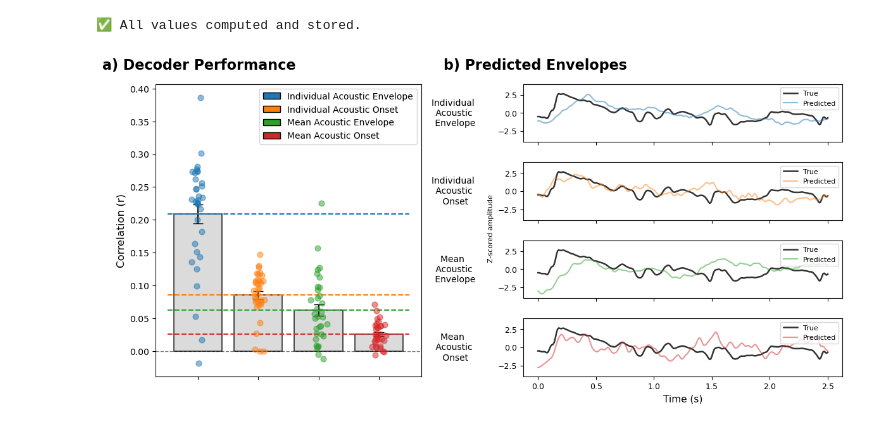
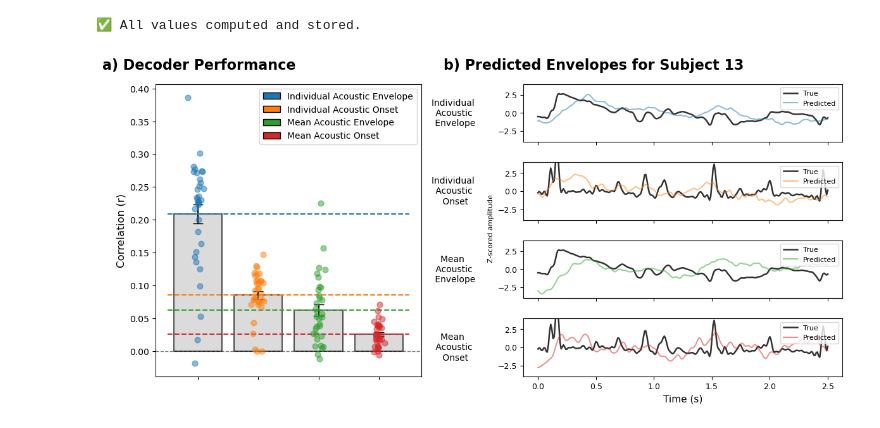
Before and after one commit to manito-coder/Alice, a Jupyter notebook: figures/figure-predictions.ipynb, the cells around one changed output. Drawn from its saved outputs; the diff is of its cells as text; code cells hidden in the pictures.

```diff
--- a/figures/figure-predictions.ipynb
+++ b/figures/figure-predictions.ipynb
@@ -154,9 +155,9 @@ ax0.text(-0.2, 1.05, 'a) Decoder Performance', transform=ax0.transAxes, fontsize
 # ------------------------------------------------
 # PANEL B: Four stacked mini-plots with z-scored signals and transparency
 # ------------------------------------------------
+
 mask = time_example <= t_max
 time_50 = time_example[mask]
-env_50 = true_env_example[mask]
 
 gs_right = GridSpecFromSubplotSpec(4, 1, subplot_spec=gs[1], hspace=0.35)
 plot_keys = ['Subj envelope_log', 'Subj envelope_onset', 'Univ envelope_log', 'Univ envelope_onset']
@@ -165,39 +166,43 @@ for i, key in enumerate(plot_keys):
     ax = fig.add_subplot(gs_right[i])
     if 'log' in key.lower():
         pred = time_series_example[f'Subj envelope_log'] if 'Subj' in key else time_series_example[f'Univ envelope_log']
+        true_env_example = subject_model_predictors[subject_example]['envelope_log'][0].x
     else:
         pred = time_series_example[f'Subj envelope_onset'] if 'Subj' in key else time_series_example[f'Univ envelope_onset']
+        true_env_example = subject_model_predictors[subject_example]['envelope_onset'][0].x
+
+    env_50 = true_env_example[mask]
 
     # z-score standardization
     pred_masked = pred[:len(env_50)]
     pred_z = (pred_masked - np.mean(pred_masked)) / np.std(pred_masked)
     env_z = (env_50 - np.mean(env_50)) / np.std(env_50)
 
     ax.plot(time_50, env_z, label='True', color='black', linewidth=1.8, alpha=0.8)
     ax.plot(time_50, pred_z, label='Predicted', color=trace_colors[i], linewidth=1.5, alpha=color_alpha)
 
     labels = ['Individual \n Acoustic \n Envelope', 'Individual \n Acoustic \n Onset', 'Mean \n Acoustic \n Envelope', 'Mean \n Acoustic \n Onset']
     ax.set_ylabel(labels[i], rotation=0, labelpad=50, fontsize=10, va='center')
 
     if i == 3:
         ax.set_xlabel('Time (s)', fontsize=11)
     else:
         ax.set_xticklabels([])
 
     ax.set_ylim([-4,4])
     ax.tick_params(axis='y', labelsize=9)
     ax.tick_params(axis='x', labelsize=9)
     ax.legend(fontsize=8, loc='upper right')
 
 # Shared y-axis label for all 4 mini-plots
 fig.text(0.5, 0.5, 'Z-scored amplitude', va='center', rotation=90, fontsize=8)
 
 # Add label "b)"
 ax = fig.add_subplot(gs[1])
-ax.text(-0.25, 1.05, 'b) Predicted Envelopes', transform=ax.transAxes, fontsize=16, fontweight='bold')
+ax.text(-0.25, 1.05, 'b) Predicted Envelopes for Subject 13', transform=ax.transAxes, fontsize=16, fontweight='bold')
 ax.axis('off')  # hide this temporary axis
 
 plt.tight_layout(rect=[0, 0, 0.92, 1])
 plt.show()
 # %% [output]
-[figure, old version]
+[figure, new version]
```
Also changed, not shown: parts of 9 cells of this notebook, 3 other files.
